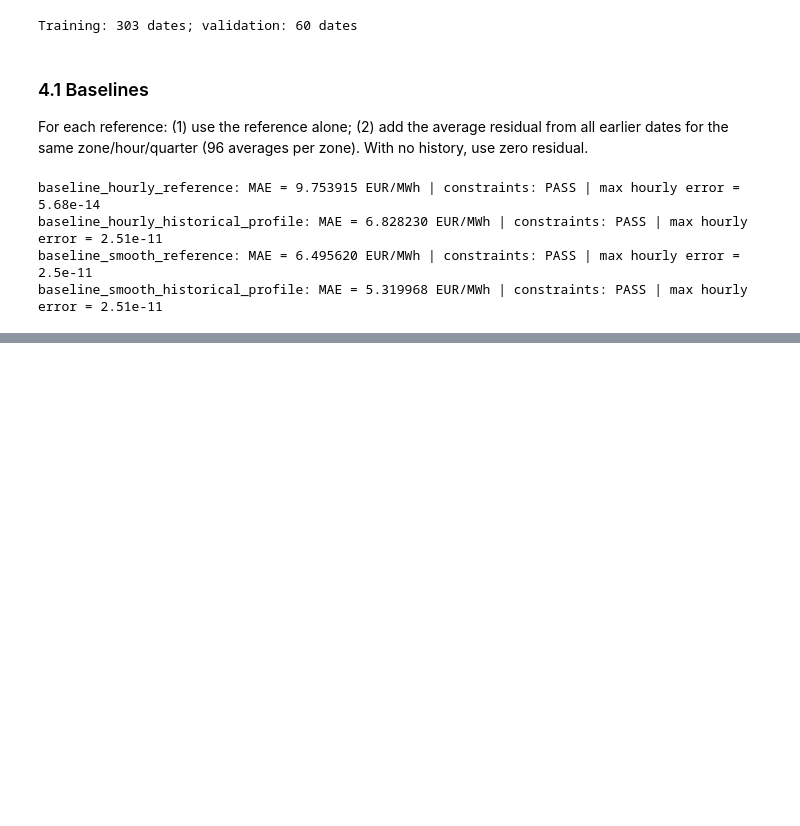
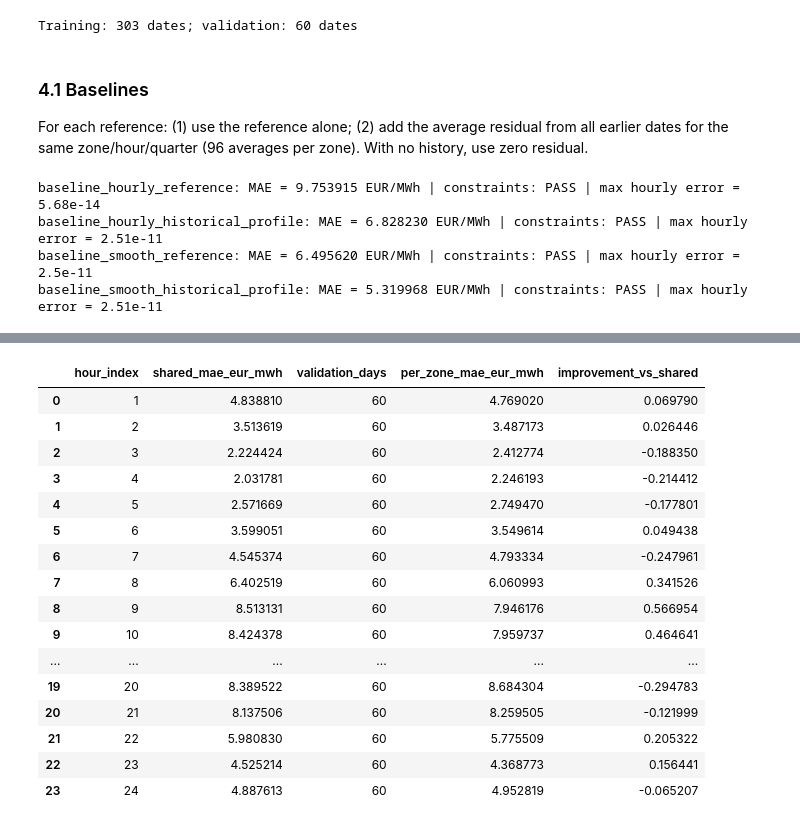
Before and after one commit to larissapaola1/ApplePi, a Jupyter notebook: analysis.ipynb, the cells around one changed output, grey strips where cells are left out. Saved outputs shown, nothing was run; the diff lists cells and outputs as text; code cells hidden in the pictures; blank space fills up the shorter version.

```diff
--- a/analysis.ipynb
+++ b/analysis.ipynb
@@ -690,0 +2910,75 @@ catboost_smooth_history_only: MAE = 5.068866 EUR/MWh | constraints: PASS | max h
+# %%
+coefficient_zone_dir = output_dir / "coefficient_zones"
+coefficient_zone_dir.mkdir(parents=True,exist_ok=True)
+coefficient_zone_columns = json.loads((output_dir/"lightgbm_coefficients_pchip.json").read_text())["columns"]
+zone_training_hourly = train_hourly[train_hourly.delivery_date.lt(validation_start)]
+zone_training,zone_training_reference = build_coefficient_features(zone_training_hourly,prices,"pchip")
+zone_training = zone_training.merge(residual_coefficients(prices[prices.delivery_date.lt(validation_start)],"pchip"),on=HOUR_KEYS,validate="one_to_one")
+zone_dates = np.sort(fit_rows.delivery_date.unique())
+coefficient_zone_folds = [(pd.Timestamp(zone_dates[-60]),pd.Timestamp(zone_dates[-30])),
+                          (pd.Timestamp(zone_dates[-30]),validation_start)]
+shared_zone_folds = joblib.load(output_dir/"coefficient_search"/"fold_predictions.joblib")["pchip_polynomial_lgbm_mae"]
+coefficient_zone_cv_records,coefficient_zone_cv_zone_records = [],[]
+for fold,((start,end),shared_fold) in enumerate(zip(coefficient_zone_folds,shared_zone_folds),1):
+    earlier = zone_training[zone_training.delivery_date.lt(start)].reset_index(drop=True)
+    query = zone_training[zone_training.delivery_date.ge(start)&zone_training.delivery_date.lt(end)].reset_index(drop=True)
+    pd.testing.assert_frame_equal(query[HOUR_KEYS],shared_fold["rows"].reset_index(drop=True))
+    bundle = fit_zone_coefficients(earlier,coefficient_zone_columns)
+    query_reference = zone_training_reference[zone_training_reference.delivery_date.ge(start)&zone_training_reference.delivery_date.lt(end)]
+    query_hourly = train_hourly[train_hourly.delivery_date.ge(start)&train_hourly.delivery_date.lt(end)]
+    query_truth = prices[prices.delivery_date.ge(start)&prices.delivery_date.lt(end)]
+    per_zone_design = coefficient_component_design(routed_zone_coefficients(bundle,query),bundle["basis"])
+    for model,deviations in (("shared",shared_fold["design"]@np.repeat(.8,3)),("per_zone",per_zone_design@bundle["weights"])):
+        result = evaluate_experiment(f"fold_{fold}_{model}",query_reference,query_hourly,query_truth,
+            predicted_deviations=deviations,reference_type="pchip",reference_column=COEFFICIENT_REFERENCE,output_dir=coefficient_zone_dir/"cv")
+        coefficient_zone_cv_records.append(dict(model=model,fold=fold,training_dates=earlier.delivery_date.nunique(),
+            validation_dates=query.delivery_date.nunique(),first_validation_date=str(start.date()),end_exclusive=str(end.date()),
+            mae_eur_mwh=result["scores"]["mae_eur_mwh"]))
+        for row in result["scores"]["by_zone"].to_dict("records"):
+            coefficient_zone_cv_zone_records.append(dict(model=model,fold=fold,**row))
+coefficient_zone_cv = pd.DataFrame(coefficient_zone_cv_records)
+coefficient_zone_cv.to_csv(coefficient_zone_dir/"chronological_folds.csv",index=False)
+pd.DataFrame(coefficient_zone_cv_zone_records).to_csv(coefficient_zone_dir/"chronological_folds_by_zone.csv",index=False)
+coefficient_zone_cv_summary = coefficient_zone_cv.groupby("model",as_index=False).mae_eur_mwh.mean().rename(columns={"mae_eur_mwh":"cv_mae_eur_mwh"})
+print("Earlier chronological blocks, using official reconstructed-price MAE:")
+display(coefficient_zone_cv_summary.round(6))
+
+coefficient_zone_bundle = fit_zone_coefficients(zone_training,coefficient_zone_columns)
+save_coefficient_search(coefficient_zone_bundle,coefficient_zone_dir/"zone_models.joblib")
+zone_validation,zone_reference = build_coefficient_features(validation_hourly,prices,"pchip")
+zone_design = coefficient_component_design(routed_zone_coefficients(coefficient_zone_bundle,zone_validation),coefficient_zone_bundle["basis"])
+coefficient_zone_name = "lightgbm_pchip_coefficients_per_zone"
+coefficient_zone_result = evaluate_experiment(coefficient_zone_name,zone_reference,validation_hourly,validation_truth,
+    predicted_deviations=zone_design@coefficient_zone_bundle["weights"],reference_type="pchip",reference_column=COEFFICIENT_REFERENCE)
+coefficient_zone_result["summary"].update(model="coefficient_zone",feature_set="coefficients_per_zone",feature_count=len(coefficient_zone_columns),
+    cv_mae_eur_mwh=float(coefficient_zone_cv_summary.set_index("model").loc["per_zone","cv_mae_eur_mwh"]))
+experiments[coefficient_zone_name],models[coefficient_zone_name] = coefficient_zone_result,coefficient_zone_bundle
+coefficient_zone_shared = experiments["lightgbm_pchip_coefficients_weight_0.8"]
+coefficient_zone_comparison = pd.DataFrame([
+    dict(model=model,cv_mae_eur_mwh=float(coefficient_zone_cv_summary.set_index("model").loc[model,"cv_mae_eur_mwh"]),
+         mae_eur_mwh=result["summary"]["mae_eur_mwh"],constraints_passed=result["summary"]["constraints_passed"])
+    for model,result in (("shared",coefficient_zone_shared),("per_zone",coefficient_zone_result))])
+coefficient_zone_comparison["improvement_vs_shared"] = coefficient_zone_shared["summary"]["mae_eur_mwh"]-coefficient_zone_comparison.mae_eur_mwh
+coefficient_zone_comparison.to_csv(coefficient_zone_dir/"comparison.csv",index=False)
+print("Final 60-date comparison; positive improvement favors per-zone models:")
+display(coefficient_zone_comparison.round(6))
+coefficient_zone_by_zone = coefficient_zone_shared["scores"]["by_zone"].rename(columns={"mae_eur_mwh":"shared_mae_eur_mwh"}).merge(
+    coefficient_zone_result["scores"]["by_zone"].rename(columns={"mae_eur_mwh":"per_zone_mae_eur_mwh"}),on="market_id",validate="one_to_one")
+coefficient_zone_by_zone["improvement_vs_shared"] = coefficient_zone_by_zone.shared_mae_eur_mwh-coefficient_zone_by_zone.per_zone_mae_eur_mwh
+coefficient_zone_by_zone.to_csv(coefficient_zone_dir/"mae_by_zone.csv",index=False)
+display(coefficient_zone_by_zone.round(6))
+coefficient_zone_best = min((coefficient_zone_shared,coefficient_zone_result),key=lambda r:r["summary"]["mae_eur_mwh"])
+coefficient_zone_worst = coefficient_zone_best["scores"]["by_zone"].sort_values("mae_eur_mwh",ascending=False).iloc[0].market_id
+print("Better final-period model:",coefficient_zone_best["summary"]["experiment"],"| worst zone:",coefficient_zone_worst)
+coefficient_zone_hourly = zone_hourly_mae(coefficient_zone_shared["predictions"],validation_truth,coefficient_zone_worst).rename(
+    columns={"mae_eur_mwh":"shared_mae_eur_mwh"}).merge(
+    zone_hourly_mae(coefficient_zone_result["predictions"],validation_truth,coefficient_zone_worst).drop(columns="validation_days").rename(
+    columns={"mae_eur_mwh":"per_zone_mae_eur_mwh"}),on="hour_index",validate="one_to_one")
+coefficient_zone_hourly["improvement_vs_shared"] = coefficient_zone_hourly.shared_mae_eur_mwh-coefficient_zone_hourly.per_zone_mae_eur_mwh
+coefficient_zone_hourly.to_csv(coefficient_zone_dir/"worst_zone_mae_by_hour.csv",index=False)
+display(coefficient_zone_hourly.round(6))
+feature_manifest["coefficient_zones"] = dict(columns=coefficient_zone_columns,zones=list(EXPECTED_ZONES),basis=COEFFICIENT_BASIS.tolist(),
+    correction_weight=.8,parameters=COEFFICIENT_PARAMETERS,regressors_per_zone=3)
+(coefficient_zone_dir/"settings.json").write_text(json.dumps(feature_manifest["coefficient_zones"],indent=2)+"\n")
+(output_dir/"feature_sets.json").write_text(json.dumps(feature_manifest,indent=2)+"\n")
+# %% [output]
@@ -690,0 +3004,17 @@ catboost_smooth_history_only: MAE = 5.068866 EUR/MWh | constraints: PASS | max h
+|  | hour_index | shared_mae_eur_mwh | validation_days | per_zone_mae_eur_mwh | improvement_vs_shared |
+| 0 | 1 | 4.838810 | 60 | 4.769020 | 0.069790 |
+| 1 | 2 | 3.513619 | 60 | 3.487173 | 0.026446 |
+| 2 | 3 | 2.224424 | 60 | 2.412774 | -0.188350 |
+| 3 | 4 | 2.031781 | 60 | 2.246193 | -0.214412 |
+| 4 | 5 | 2.571669 | 60 | 2.749470 | -0.177801 |
+| 5 | 6 | 3.599051 | 60 | 3.549614 | 0.049438 |
+| 6 | 7 | 4.545374 | 60 | 4.793334 | -0.247961 |
+| 7 | 8 | 6.402519 | 60 | 6.060993 | 0.341526 |
+| 8 | 9 | 8.513131 | 60 | 7.946176 | 0.566954 |
+| 9 | 10 | 8.424378 | 60 | 7.959737 | 0.464641 |
+| ... | ... | ... | ... | ... | ... |
+| 19 | 20 | 8.389522 | 60 | 8.684304 | -0.294783 |
+| 20 | 21 | 8.137506 | 60 | 8.259505 | -0.121999 |
+| 21 | 22 | 5.980830 | 60 | 5.775509 | 0.205322 |
+| 22 | 23 | 4.525214 | 60 | 4.368773 | 0.156441 |
+| 23 | 24 | 4.887613 | 60 | 4.952819 | -0.065207 |
```
Also changed, not shown: parts of 48 cells of this notebook, 1 other file.
